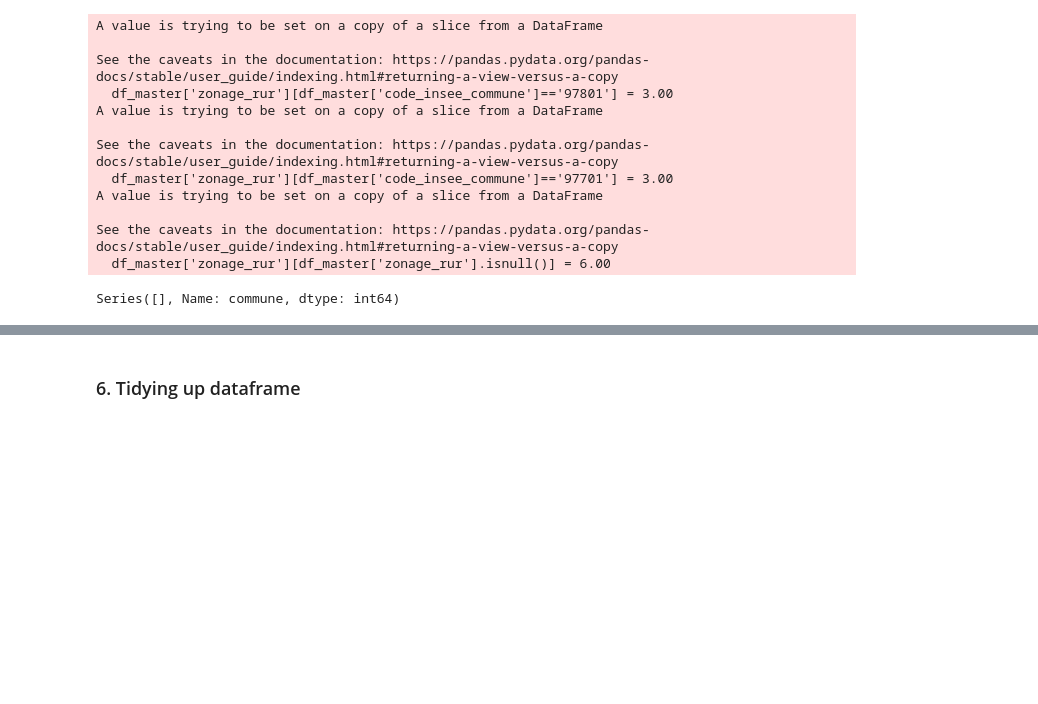
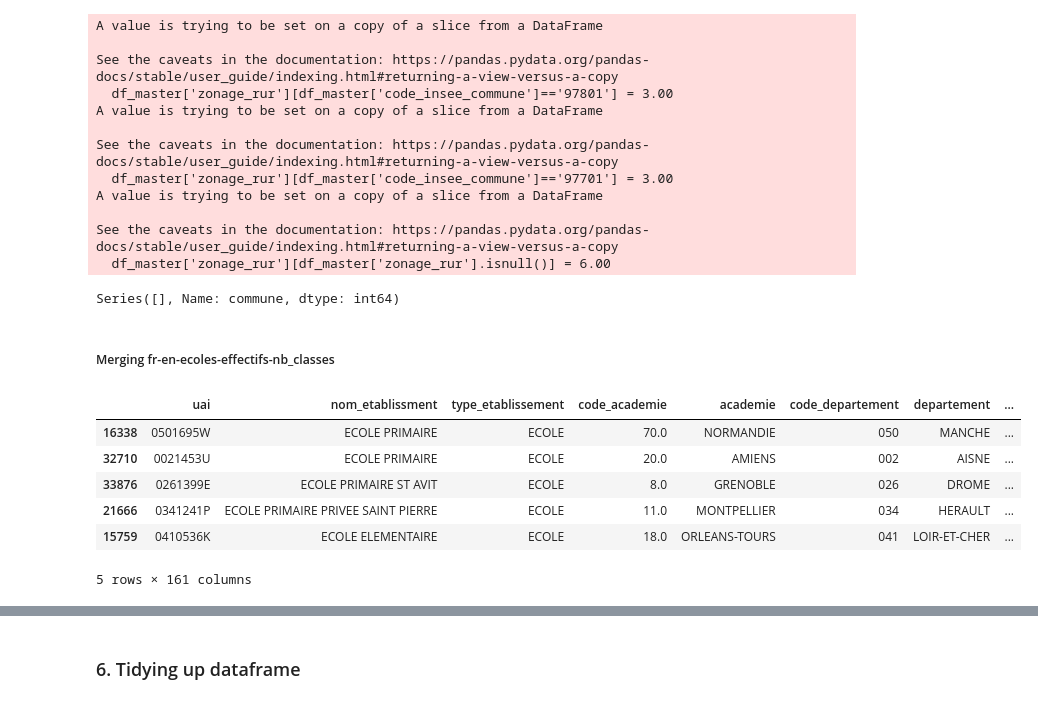
Before and after one commit to crish1eev1/indice-de-position-sociale, a Jupyter notebook: data-processing.ipynb, the cells around one changed output, grey strips where cells are left out. Drawn from its saved outputs; the diff is of its cells as text; code cells hidden in the pictures; blank space fills up the shorter version.

```diff
--- a/data-processing.ipynb
+++ b/data-processing.ipynb
@@ -306,0 +323,7 @@ df_raw_revenus_par_commune = pd.read_excel("https://www.data.gouv.fr/fr/datasets
+# %%
+# Loading data
+dataset_id = "fr-en-ecoles-effectifs-nb_classes"
+format = "json"
+limit = "-1" # argument to pass to get the full dataset
+columns = "rentree_scolaire" + "%2C" + "numero_ecole" + "%2C" + "rep" + "%2C" + "rep_plus" + "%2C" + "nombre_total_eleves"
+df_raw_effectifs = pd.read_json(f"https://data.education.gouv.fr/api/v2/catalog/datasets/{dataset_id}/exports/{format}?limit={limit}&select={columns}")
@@ -710,3 +753,17 @@ df_master['zone_rur_simple']=df_master['zonage_rur'].map({1: 'rural',
                                             6: 'urbain'
                                             }
                                            )
+# %% [markdown]
+##### Merging fr-en-ecoles-effectifs-nb_classes
+# %%
+df_raw_effectifs = df_raw_effectifs.rename(columns={'numero_ecole': 'uai'})
+df_master = df_master.join(df_raw_effectifs.set_index('uai'), on='uai', how='left', rsuffix='right')
+df_master.sample(5)
+# %% [output]
+|  | uai | nom_etablissment | type_etablissement | code_academie | academie | code_departement | departement | ... |
+| 16338 | 0501695W | ECOLE PRIMAIRE | ECOLE | 70.0 | NORMANDIE | 050 | MANCHE | ... |
+| 32710 | 0021453U | ECOLE PRIMAIRE | ECOLE | 20.0 | AMIENS | 002 | AISNE | ... |
+| 33876 | 0261399E | ECOLE PRIMAIRE ST AVIT | ECOLE | 8.0 | GRENOBLE | 026 | DROME | ... |
+| 21666 | 0341241P | ECOLE PRIMAIRE PRIVEE SAINT PIERRE | ECOLE | 11.0 | MONTPELLIER | 034 | HERAULT | ... |
+| 15759 | 0410536K | ECOLE ELEMENTAIRE | ECOLE | 18.0 | ORLEANS-TOURS | 041 | LOIR-ET-CHER | ... |
+5 rows × 161 columns
```
Also changed, not shown: parts of 18 cells of this notebook.
